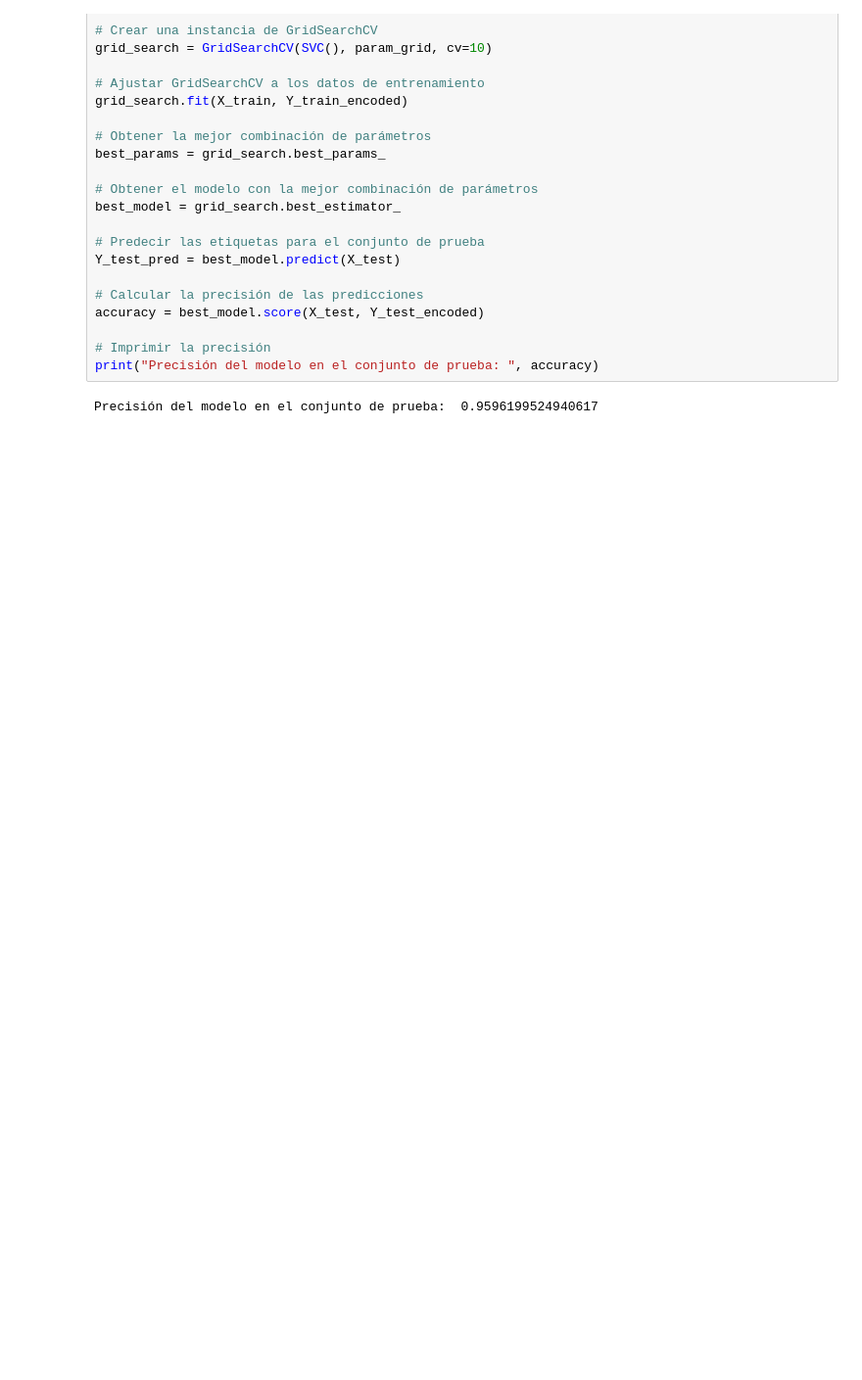
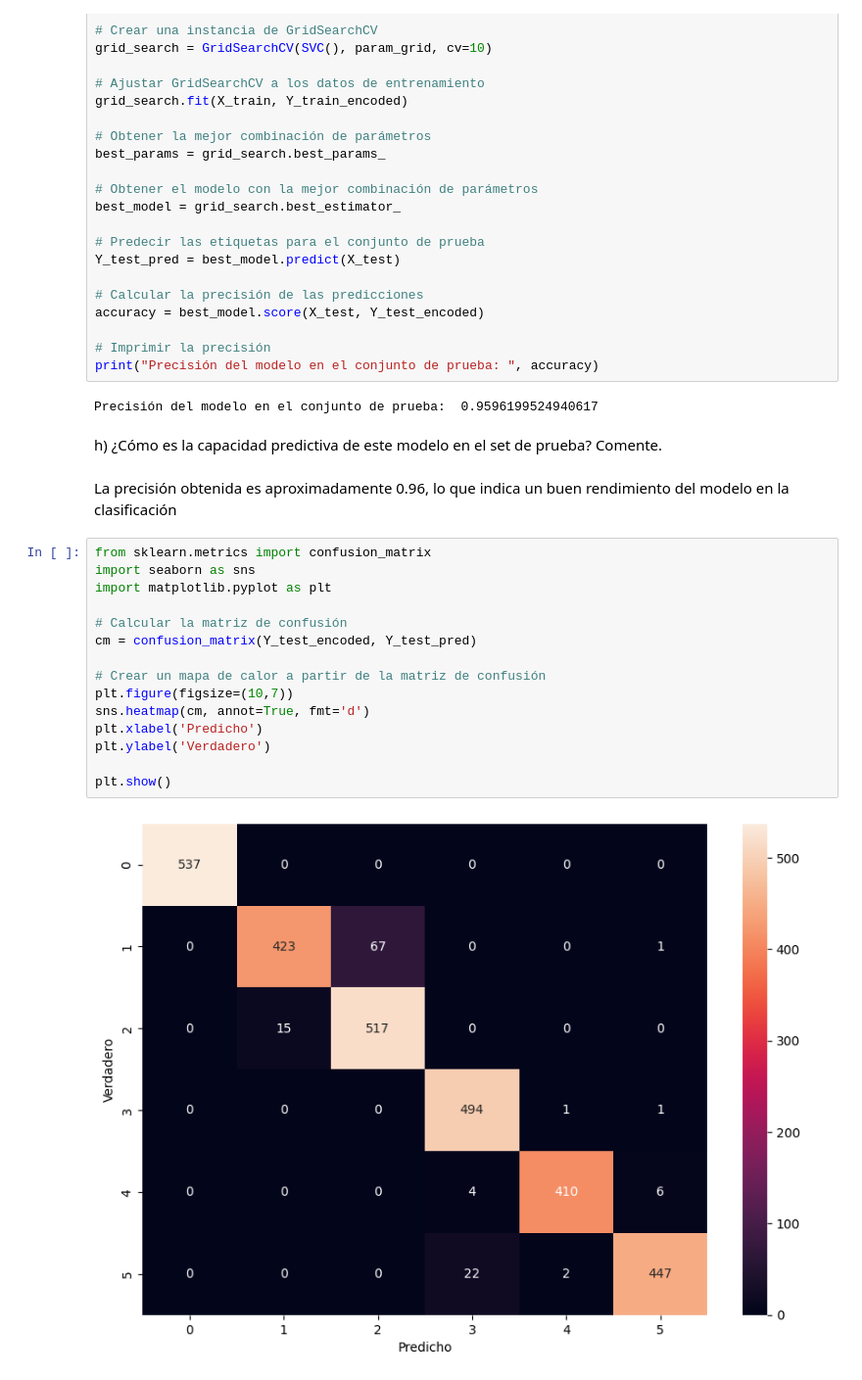
Before and after one commit to EdmonData/PYTHON, a Jupyter notebook: MODULO V/EJERCICIOS/ejercicio8.ipynb, the cells around one changed output. Shown at 98% size. Drawn from its saved outputs; the diff is of its cells as text; blank space fills up the shorter version.

```diff
--- a/MODULO V/EJERCICIOS/ejercicio8.ipynb
+++ b/MODULO V/EJERCICIOS/ejercicio8.ipynb
@@ -162,3 +196,24 @@ accuracy = best_model.score(X_test, Y_test_encoded)
 print("Precisión del modelo en el conjunto de prueba: ", accuracy)
 # %% [output]
 Precisión del modelo en el conjunto de prueba:  0.9596199524940617
+# %% [markdown]
+h) ¿Cómo es la capacidad predictiva de este modelo en el set de prueba? Comente.
+# %% [markdown]
+La precisión obtenida es aproximadamente 0.96, lo que indica un buen rendimiento del modelo en la clasificación
+# %%
+from sklearn.metrics import confusion_matrix
+import seaborn as sns
+import matplotlib.pyplot as plt
+
+# Calcular la matriz de confusión
+cm = confusion_matrix(Y_test_encoded, Y_test_pred)
+
+# Crear un mapa de calor a partir de la matriz de confusión
+plt.figure(figsize=(10,7))
+sns.heatmap(cm, annot=True, fmt='d')
+plt.xlabel('Predicho')
+plt.ylabel('Verdadero')
+
+plt.show()
+# %% [output]
+[figure, added]
```
Also changed, not shown: parts of 11 cells of this notebook, 9 other files.
